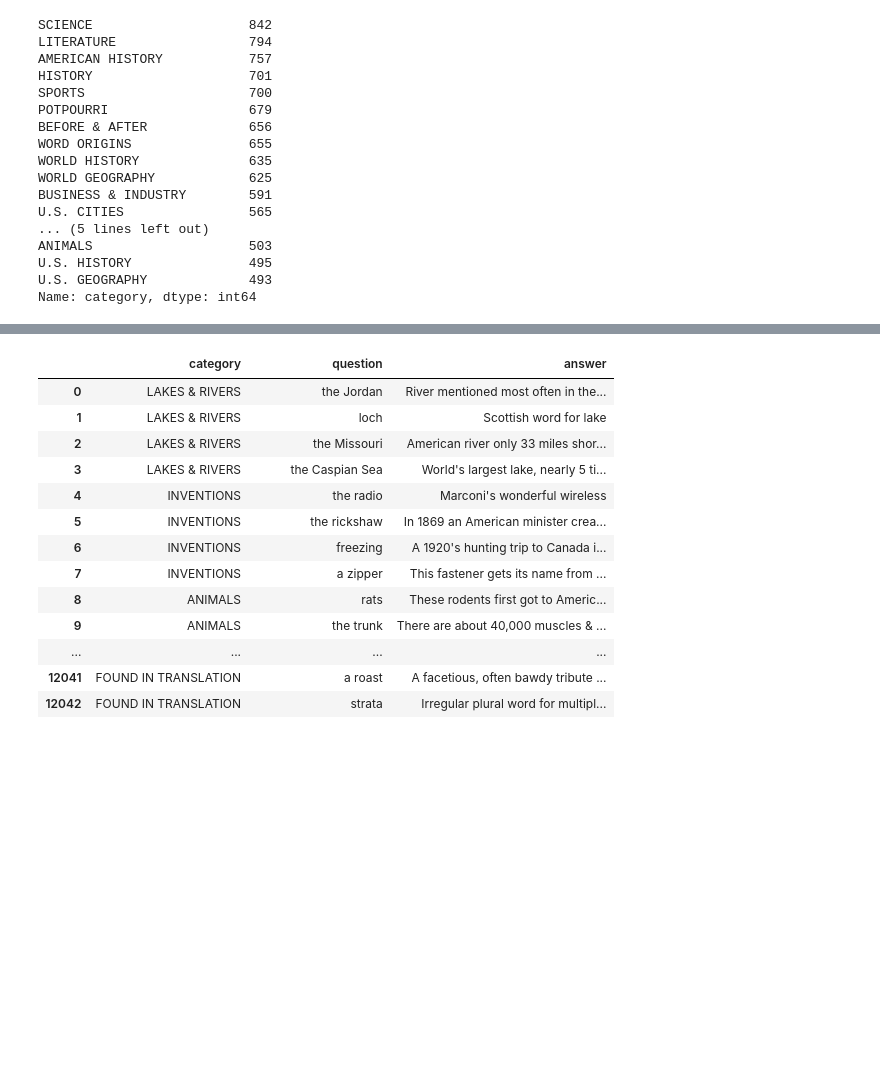
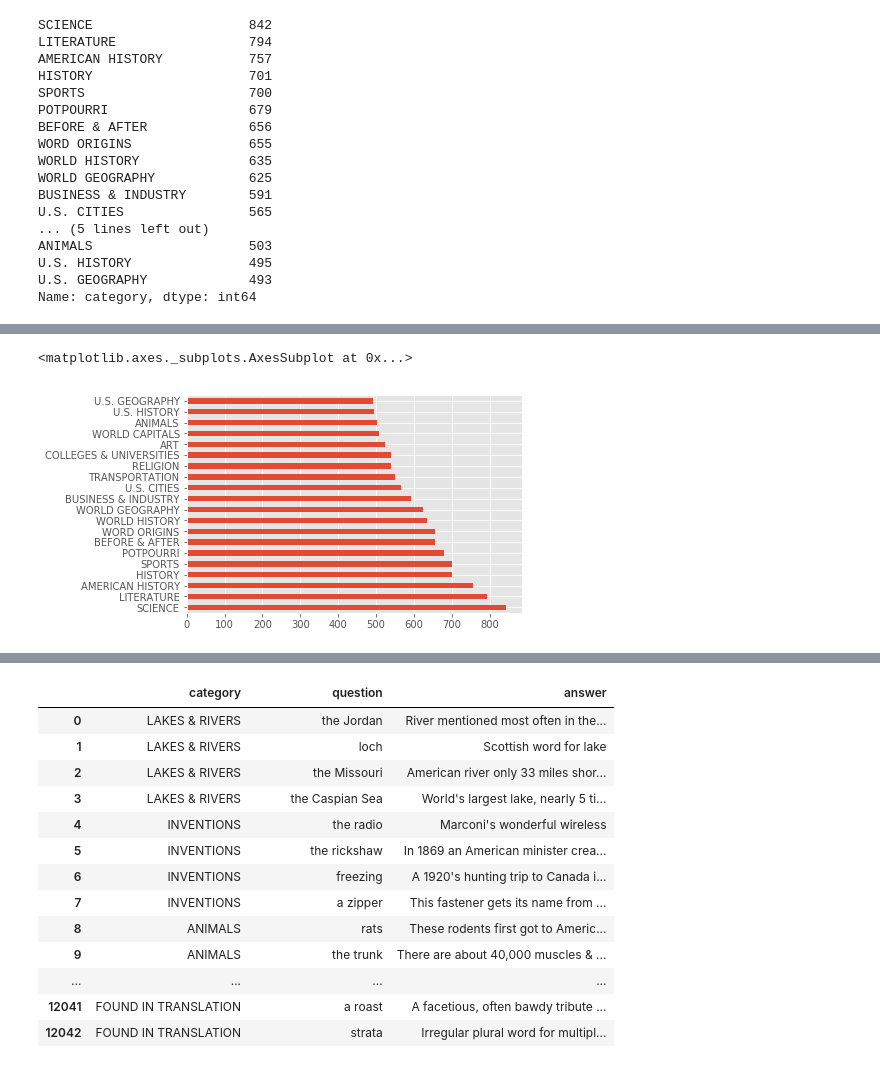
Before and after one commit to taylorjsimpson/TJSProjects, a Jupyter notebook: Jeopardy/Jeopardy Quiz.ipynb, the cells around one changed output, grey strips where cells are left out. Saved outputs shown, nothing was run; the diff lists cells and outputs as text; code cells hidden in the pictures; blank space fills up the shorter version.

```diff
--- a/Jeopardy/Jeopardy Quiz.ipynb
+++ b/Jeopardy/Jeopardy Quiz.ipynb
@@ -157,3 +244,8 @@ Name: category, dtype: int64
+# %%
+Jeopardy1_35['category'].value_counts()[:20].plot(kind='barh')
+# %% [output]
+<matplotlib.axes._subplots.AxesSubplot at 0x...>
+[figure, added]
 # %%
 #for category in category list
 #search for that category in df1
```
Also changed, not shown: parts of 51 cells of this notebook, 4 other files.
